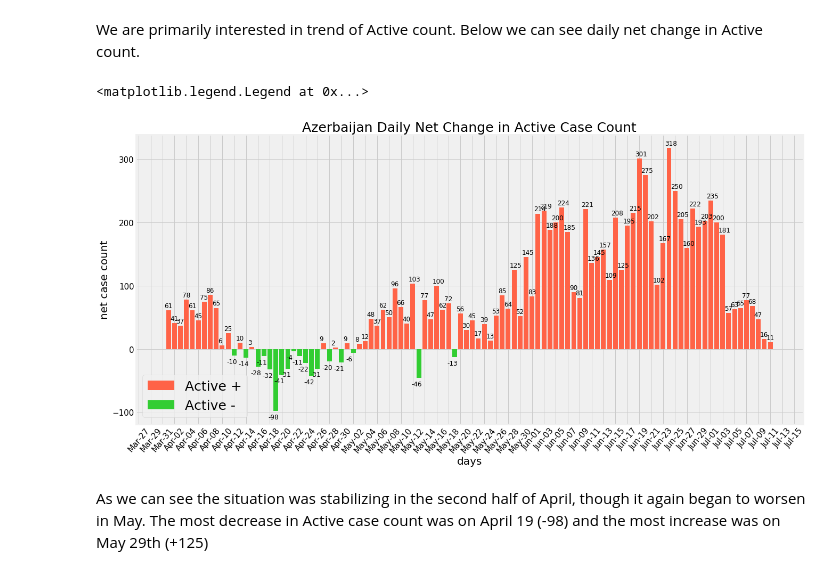
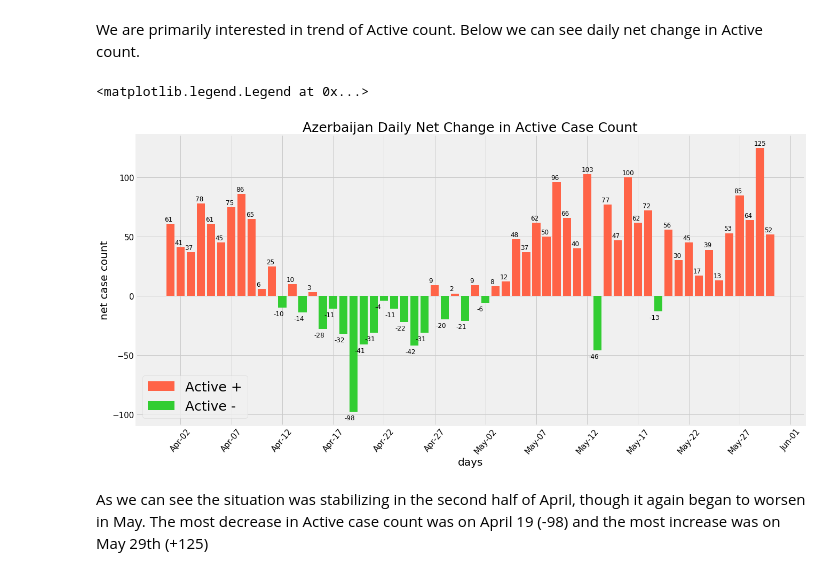
Before and after one commit to anarhasanov/COVID-19-analysis, a Jupyter notebook: COVID-19 analysis_Azerbaijan case_8June.ipynb, the cells around one changed output. Cells and saved outputs as stored; diff of their text form; code cells hidden in the pictures.

```diff
--- a/COVID-19 analysis_Azerbaijan case_8June.ipynb
+++ b/COVID-19 analysis_Azerbaijan case_8June.ipynb
@@ -93,34 +93,36 @@ We are primarily interested in trend of Active count. Below we can see daily net
 # %%
 fig, ax = plt.subplots(figsize=(20, 10))
 ax.set_title('Azerbaijan Daily Net Change in Active Case Count', size=25)
+
+AZE_full = AZE_full.loc[:'5/30/20']
 
 active_plus = AZE_full.net_active.where(AZE_full.net_active > 0, np.nan)
 active_plus_bars = ax.bar(active_plus.index, active_plus, label='Active +', color='tomato')
 for i in np.arange(len(AZE_full)):
     ax.annotate(active_plus_bars[i].get_height().astype('Int64'),
     xy=(active_plus_bars[i].get_x() + active_plus_bars[i].get_width()/20, active_plus_bars[i].get_height()),
     xytext=(-4, 5), textcoords="offset points", size=12)
 
 active_minus = AZE_full.net_active.where(AZE_full.net_active < 0, np.nan)
 active_minus_bars = ax.bar(active_minus.index, active_minus, label='Active -', color='limegreen')
 for i in np.arange(len(AZE_full)):
     ax.annotate(active_minus_bars[i].get_height().astype('Int64'),
     xy=(active_minus_bars[i].get_x() + active_minus_bars[i].get_width()/20, active_minus_bars[i].get_height()),
     xytext=(-10,-15), textcoords="offset points", size=12)
 
 ax.set_ylabel('net case count', size=20)
 ax.set_xlabel('days', size=20)
 ax.xaxis.set_major_formatter(mdates.DateFormatter('%b-%d'))
-ax.xaxis.set_major_locator(mdates.DayLocator(interval=2))
+ax.xaxis.set_major_locator(mdates.DayLocator(interval=5))
 ax.tick_params(axis='y', labelsize=15)
 ax.tick_params(axis='x', labelsize=15, rotation=50)
 
 ax.legend(fontsize=25)
 
 # plt.savefig("AZE_net_active_daily_case")
 # %% [output]
 <matplotlib.legend.Legend at 0x...>
-[figure, old version]
+[figure, new version]
 # %% [markdown]
 As we can see the situation was stabilizing in the second half of April, though it again began to worsen in May. The most decrease in Active case count was on April 19 (-98) and the most increase was on May 29th (+125)
 # %%
```
Also changed, not shown: parts of 15 cells of this notebook.
